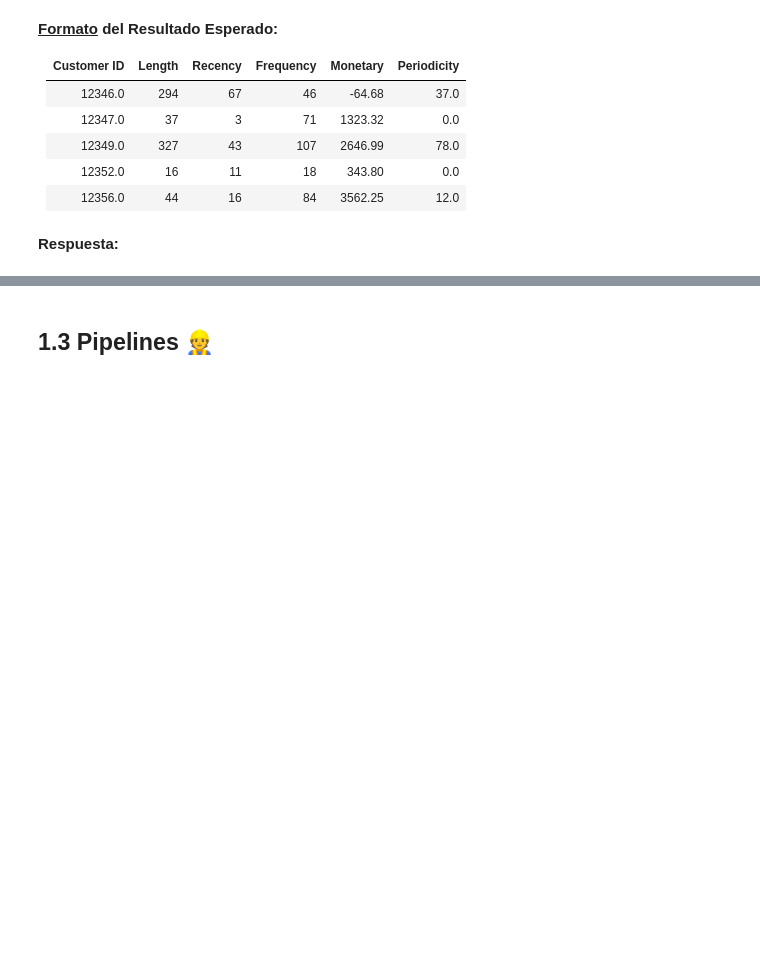
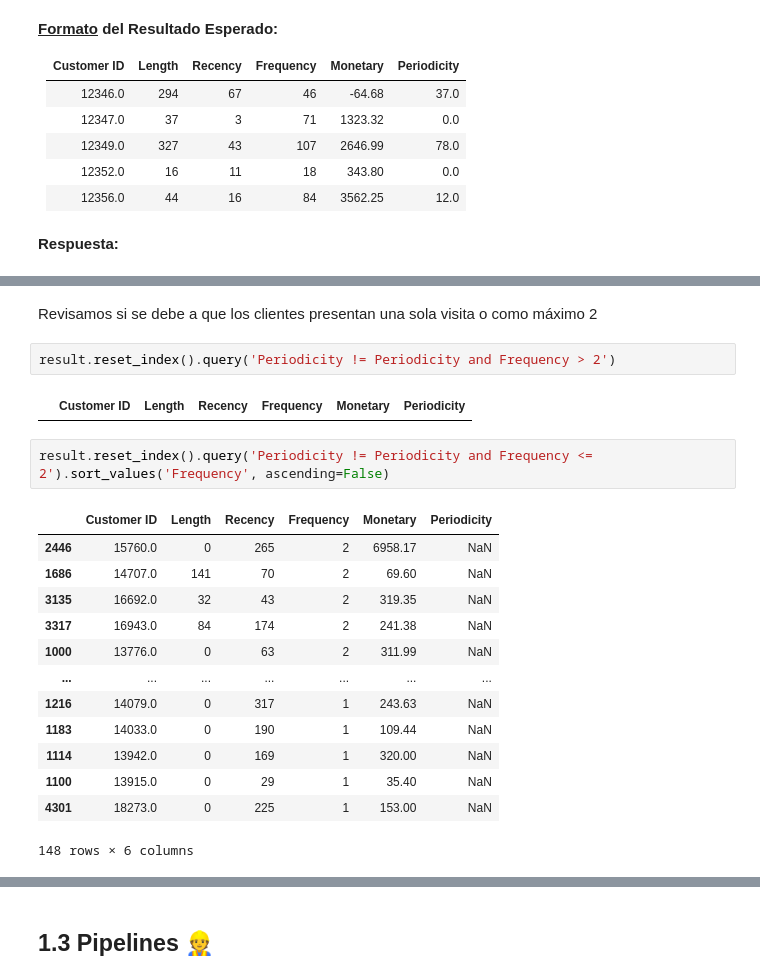
Before and after one commit to eduardomoyab/MDS7202_1, a Jupyter notebook: lab7/Laboratorio7_Enunciado.ipynb, the cells around one changed output, grey strips where cells are left out. Saved outputs shown, nothing was run; the diff lists cells and outputs as text; blank space fills up the shorter version.

```diff
--- a/lab7/Laboratorio7_Enunciado.ipynb
+++ b/lab7/Laboratorio7_Enunciado.ipynb
@@ -208,0 +220,22 @@ result.head()
+# %% [markdown]
+Revisamos si se debe a que los clientes presentan una sola visita o como máximo 2
+# %%
+result.reset_index().query('Periodicity != Periodicity and Frequency > 2')
+# %% [output]
+|  | Customer ID | Length | Recency | Frequency | Monetary | Periodicity |
+# %%
+result.reset_index().query('Periodicity != Periodicity and Frequency <= 2').sort_values('Frequency', ascending=False)
+# %% [output]
+|  | Customer ID | Length | Recency | Frequency | Monetary | Periodicity |
+| 2446 | 15760.0 | 0 | 265 | 2 | 6958.17 | NaN |
+| 1686 | 14707.0 | 141 | 70 | 2 | 69.60 | NaN |
+| 3135 | 16692.0 | 32 | 43 | 2 | 319.35 | NaN |
+| 3317 | 16943.0 | 84 | 174 | 2 | 241.38 | NaN |
+| 1000 | 13776.0 | 0 | 63 | 2 | 311.99 | NaN |
+| ... | ... | ... | ... | ... | ... | ... |
+| 1216 | 14079.0 | 0 | 317 | 1 | 243.63 | NaN |
+| 1183 | 14033.0 | 0 | 190 | 1 | 109.44 | NaN |
+| 1114 | 13942.0 | 0 | 169 | 1 | 320.00 | NaN |
+| 1100 | 13915.0 | 0 | 29 | 1 | 35.40 | NaN |
+| 4301 | 18273.0 | 0 | 225 | 1 | 153.00 | NaN |
+148 rows × 6 columns
```
Also changed, not shown: parts of 13 cells of this notebook.
